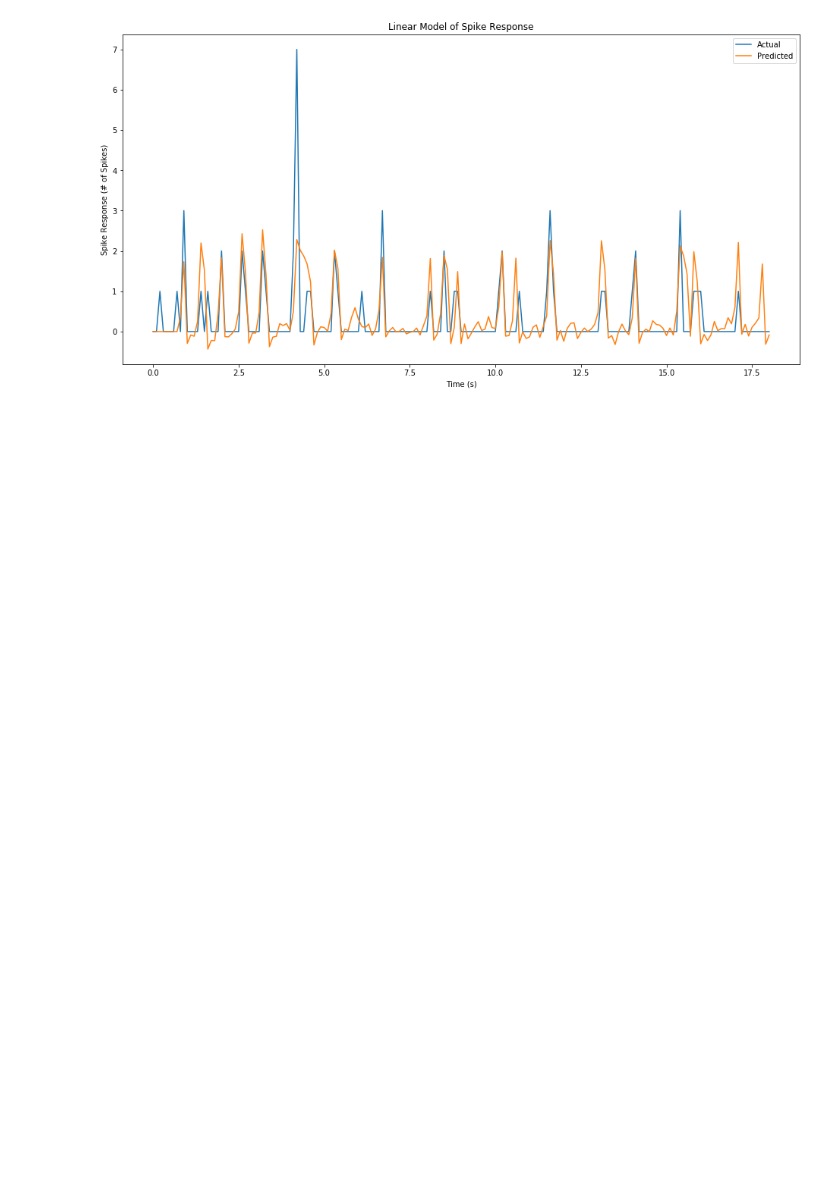
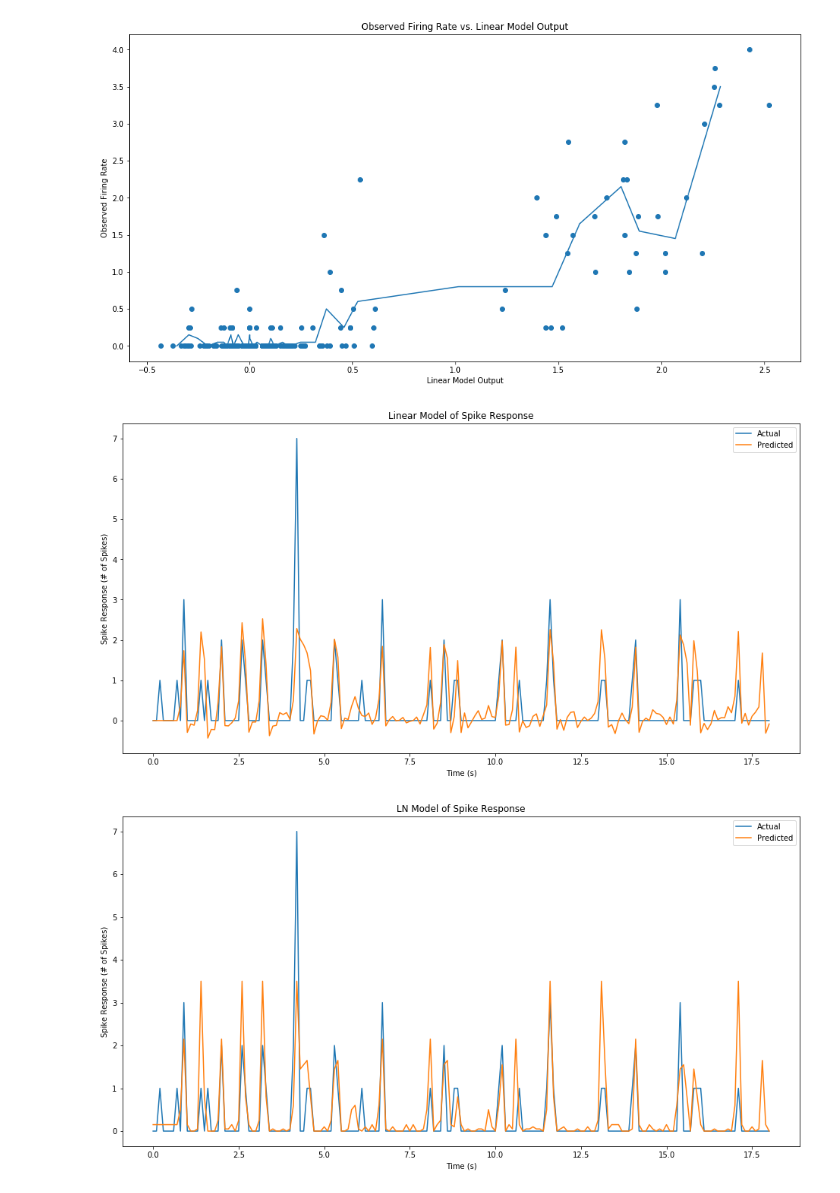
Before and after one commit to vanandrew/BME572, a Jupyter notebook: HW1/Problem3.ipynb, the cells around one changed output. Drawn from its saved outputs; the diff is of its cells as text; code cells hidden in the pictures; blank space fills up the shorter version.

```diff
--- a/HW1/Problem3.ipynb
+++ b/HW1/Problem3.ipynb
@@ -47,8 +47,8 @@ for n,(start,end) in enumerate(zip(trial_start,trial_end)):
 """
     Create S and R matrices
 """
-# create bins to loop over
-class bins:
+# create Bins to loop over
+class Bins:
     """
         Creates bins with generator to iterate over.
         NOTE: start and end parameters of gen method correspond to the units of
@@ -61,7 +61,7 @@ class bins:
 
 # Discretize stimulus by binning values in 0.1s intervals
 stimulus_d = []
-for t in bins().gen(1,201,0.1,1): # loop 20s in 0.1s step
+for t in Bins().gen(1,201,0.1,1): # loop 20s in 0.1s step
     # overlap flag
     overlap = False
     # for each interval in stimulus check if it is in the bin interval
@@ -79,14 +79,14 @@ for t in bins().gen(1,201,0.1,1): # loop 20s in 0.1s step
 # Create the S matrix
 S = []
 # Loop over indicies of 2s bins in 0.1 increments (20s total time)
-for i in bins().gen(20,201,1,20,dtype=int):
+for i in Bins().gen(20,201,1,20,dtype=int):
     S.append(stimulus_d[i[0]:i[1]])
 S = np.array(S) # convert to numpy array
 
 # Create the R matrix
 R = []
 # Loop over time intervals of 2s bins in 0.1 increments (20s total time)
-for b in bins().gen(20,201,0.1,1):
+for b in Bins().gen(20,201,0.1,1):
     # create row to add to R
     row = []
     # loop over all trials
@@ -106,26 +106,71 @@ R = np.array(R) # convert to numpy array
 # %%
 """
     Fit Linear Model
 """
 # Split into model and test data
 R_model = np.mean(R[:,0:4], axis=1) # Do mean over the 4 trials
 R_test = R[:,4]
 
 # Calculate pseudo-inverse of S matrix
 invS = np.linalg.pinv(S)
 
 # Calculate W
 W = np.matmul(invS,R_model)
 
+# Create piecewise nonlinear function
+filter_output = np.matmul(S,W)
+idx = np.argsort(filter_output) # sort filter output
+filter_output = filter_output[idx]
+R_sort = R_model[idx]
+gbins = []
+firerate = []
+pts = 5
+for p in range(int(filter_output.shape[0]/pts)): # do every 4 points
+    gbins.append(np.mean(filter_output[p*pts:(p+1)*pts]))
+    firerate.append(np.mean(R_sort[p*pts:(p+1)*pts]))
+
+# Create nonlinear function
+def nonlin(x, b=gbins, f=firerate):
+    a = [] # temp array to store values
+    for v in x: # loop through all points in input
+        # Find bin closest to input x
+        _, i = min((val, idx) for (idx, val) in enumerate([abs(i-v) for i in b]))
+        # append firerate at that index
+        a.append(f[i])
+    # return the array
+    return np.array(a)
+
+# Plot R_model against Filter Output
+plt.figure(figsize=(16,8))
+plt.scatter(filter_output, R_sort)
+plt.plot(gbins, firerate, label='Fit')
+plt.title('Observed Firing Rate vs. Linear Model Output')
+plt.xlabel('Linear Model Output')
+plt.ylabel('Observed Firing Rate')
+plt.show()
+
 # Plot actual and predicted response
 time = [float(t)/10 for t in range(R_test.shape[0])]
 plt.figure(figsize=(16,8))
-plt.plot(time, R_test,label='Actual')
-plt.plot(time, np.matmul(S,W),label='Predicted')
+plt.plot(time, R_test, label='Actual')
+plt.plot(time, np.matmul(S,W), label='Predicted')
 plt.title('Linear Model of Spike Response')
 plt.xlabel('Time (s)')
 plt.ylabel('Spike Response (# of Spikes)')
 plt.legend()
 plt.show()
+
+# Get full LN model output
+LN_model = nonlin(np.matmul(S,W))
+plt.figure(figsize=(16,8))
+plt.plot(time, R_test, label='Actual')
+plt.plot(time, LN_model, label='Predicted')
+plt.title('LN Model of Spike Response')
+plt.xlabel('Time (s)')
+plt.ylabel('Spike Response (# of Spikes)')
+plt.legend()
+plt.show()
 # %% [output]
-[figure, old version]
+[figure, new version]
+[figure, added]
+[figure, added]
```
